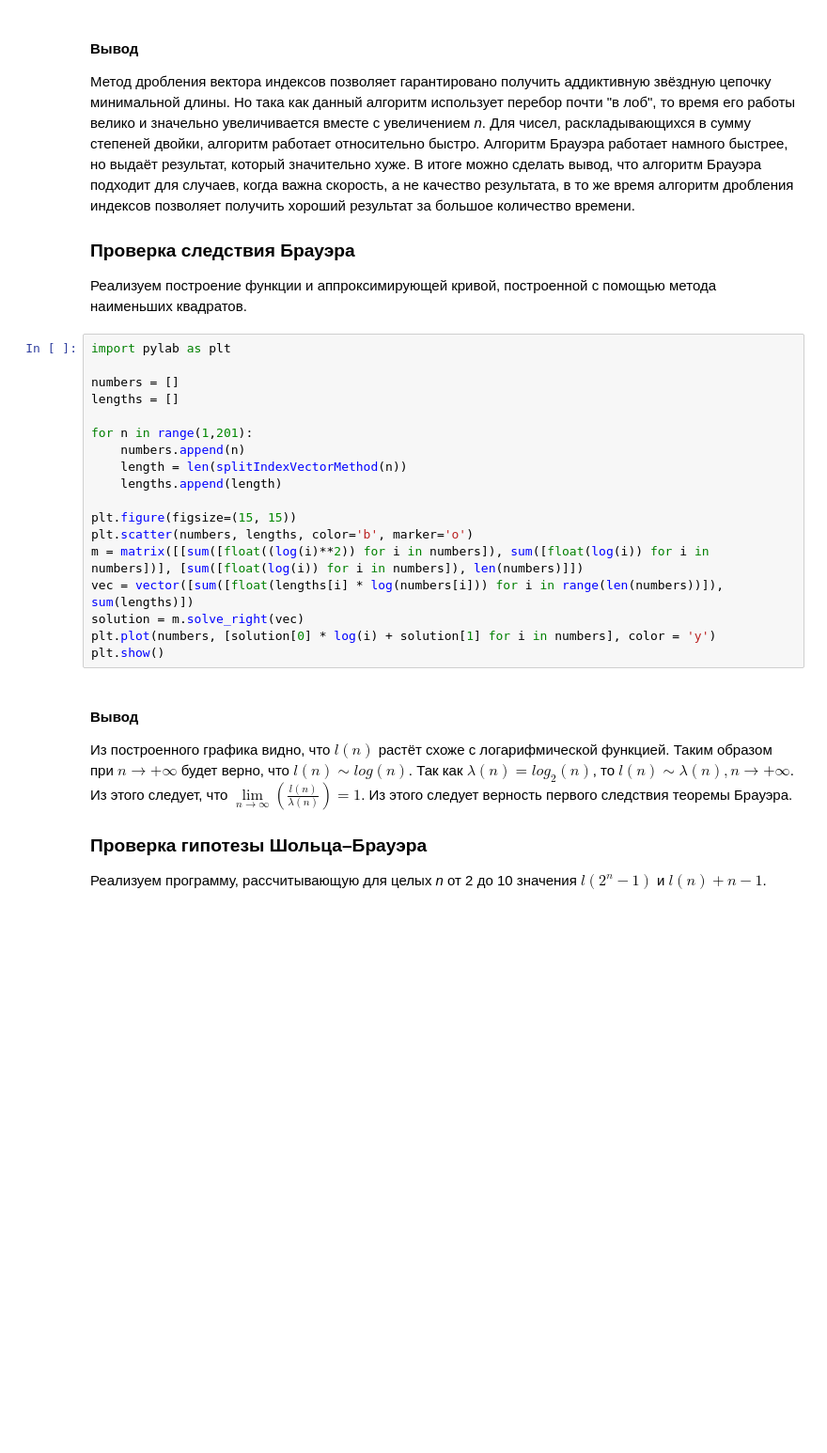
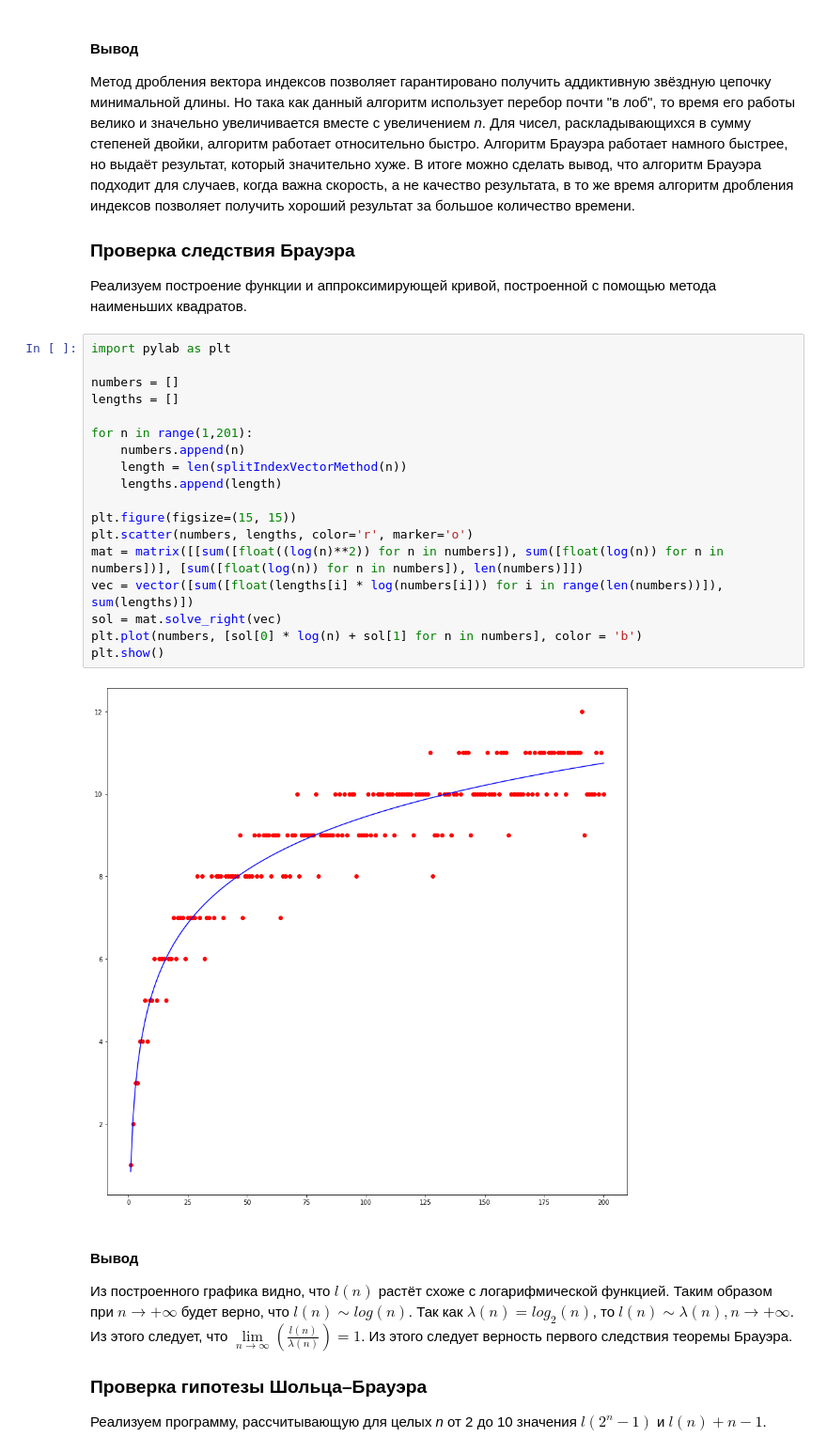
Before and after one commit to VladimirLyubimov/LiubimovVladimr, a Jupyter notebook: Lyubimov_VA_task1_2.ipynb, the cells around one changed output. Shown at 94% size. Saved outputs shown, nothing was run; the diff lists cells and outputs as text; blank space fills up the shorter version.

```diff
--- a/Lyubimov_VA_task1_2.ipynb
+++ b/Lyubimov_VA_task1_2.ipynb
@@ -482,21 +516,23 @@ for n in nums:
 # %%
 import pylab as plt
 
 numbers = []
 lengths = []
 
 for n in range(1,201):
     numbers.append(n)
     length = len(splitIndexVectorMethod(n))
     lengths.append(length)
 
 plt.figure(figsize=(15, 15))
-plt.scatter(numbers, lengths, color='b', marker='o')
-m = matrix([[sum([float((log(i)**2)) for i in numbers]), sum([float(log(i)) for i in numbers])], [sum([float(log(i)) for i in numbers]), len(numbers)]])
+plt.scatter(numbers, lengths, color='r', marker='o')
+mat = matrix([[sum([float((log(n)**2)) for n in numbers]), sum([float(log(n)) for n in numbers])], [sum([float(log(n)) for n in numbers]), len(numbers)]])
 vec = vector([sum([float(lengths[i] * log(numbers[i])) for i in range(len(numbers))]), sum(lengths)])
-solution = m.solve_right(vec)
-plt.plot(numbers, [solution[0] * log(i) + solution[1] for i in numbers], color = 'y')
+sol = mat.solve_right(vec)
+plt.plot(numbers, [sol[0] * log(n) + sol[1] for n in numbers], color = 'b')
 plt.show()
+# %% [output]
+[figure, added]
 # %% [markdown]
 #### Вывод
 
```
Also changed, not shown: parts of 6 cells of this notebook.
